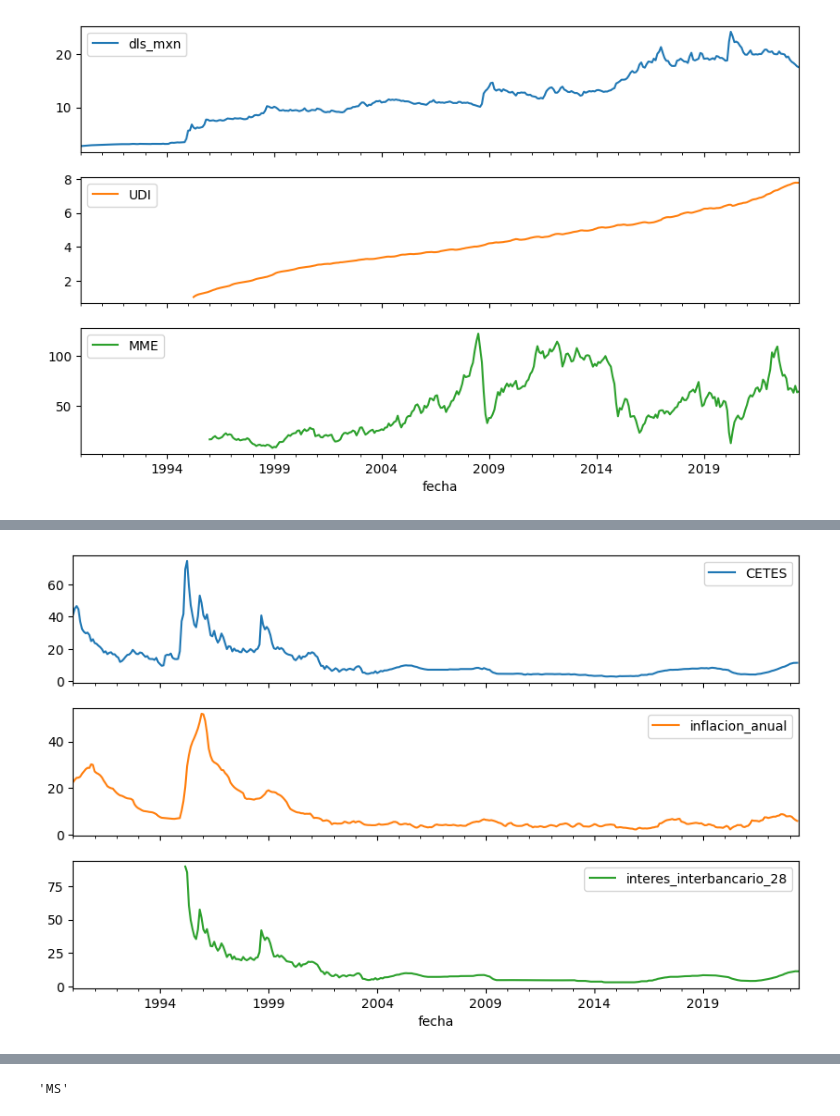
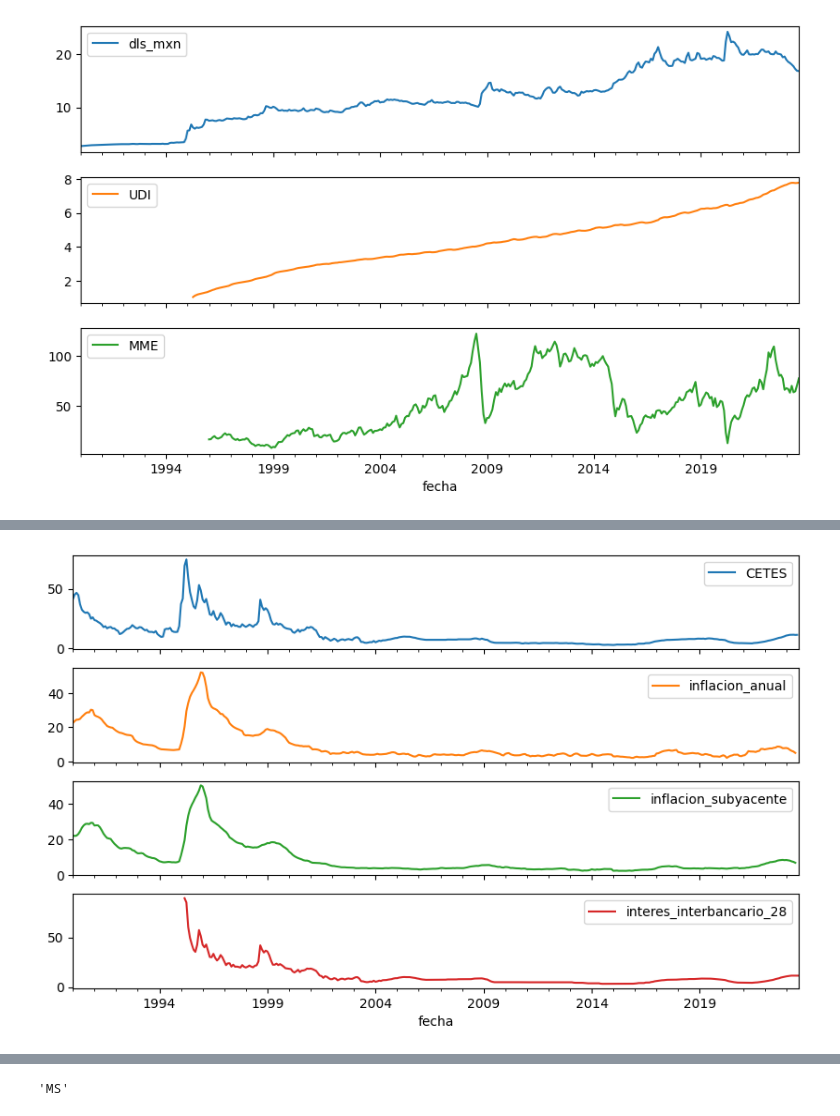
Before and after one commit to EliasCA93/Mexican_BI, a Jupyter notebook: ETL.ipynb, the cells around one changed output, grey strips where cells are left out. Saved outputs shown, nothing was run; the diff lists cells and outputs as text; code cells hidden in the pictures.

```diff
--- a/ETL.ipynb
+++ b/ETL.ipynb
@@ -45,6 +45,7 @@ db_connection = {
 cetes = read_sql_data(db_connection, 'cetes')
 pesos = read_sql_data(db_connection, 'dls_mx')
 inflacion = read_sql_data(db_connection, 'inflacion_anual_mx')
+inflacion_subyacente = read_sql_data(db_connection, 'inflacion_subyacente_mx')
 iit = read_sql_data(db_connection, 'interes_interbancariomx_28')
 mme = read_sql_data(db_connection, 'mme')
 udis = read_sql_data(db_connection, 'udis')
@@ -54,6 +55,7 @@ shapefiles_mx = read_sql_data(db_connection, 'mx_wells_coordinates')
 cetes.set_index('fecha', inplace=True)
 pesos.set_index('fecha', inplace=True)
 inflacion.set_index('fecha', inplace=True)
+inflacion_subyacente.set_index('fecha', inplace=True)
 iit.set_index('fecha', inplace=True)
 mme.set_index('fecha', inplace=True)
 udis.set_index('fecha', inplace=True)
@@ -98,7 +100,7 @@ pd.infer_freq(mme_monthly.index)
 'MS'
 # %%
 currencies = [pesos_monthly, udis_monthly, mme_monthly]
-indicators = [cetes, inflacion, iit_monthly]
+indicators = [cetes, inflacion, inflacion_subyacente, iit_monthly]
 # %%
 divisas = pd.concat(currencies, join='outer', axis=1)
 divisas.plot(subplots=True, layout=(3,1), figsize=(10, 6))
@@ -123,10 +125,10 @@ memory usage: 28.7 KB
 # %%
 indicadores = reduce(lambda left, right: pd.merge(left, right, on=['fecha'], how='outer'), indicators)
-indicadores.plot(subplots=True, layout=(3,1), figsize=(10, 6))
+indicadores.plot(subplots=True, layout=(4,1), figsize=(10, 6))
 
 plt.show()
 # %% [output]
-[figure, old version]
+[figure, new version]
 # %%
 indicadores.info()
 # %% [output]
```
Also changed, not shown: parts of 14 cells of this notebook.
